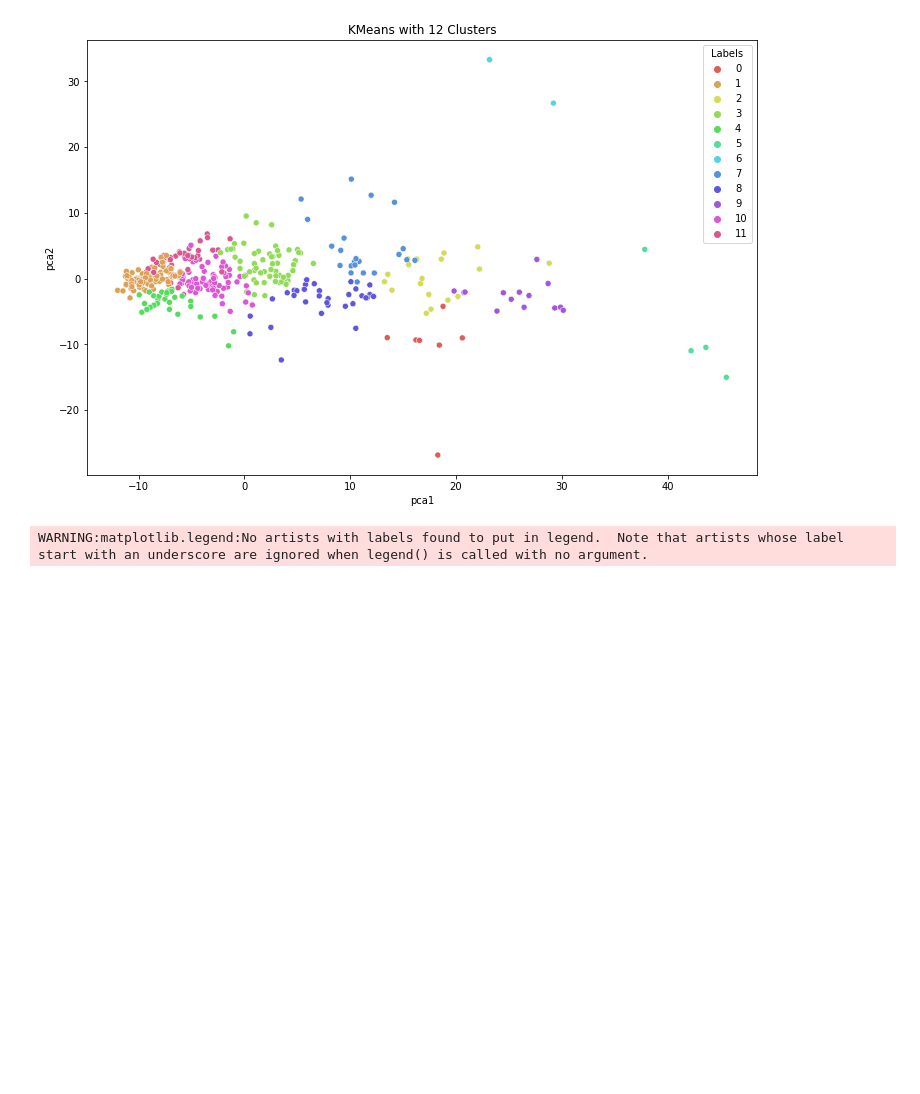
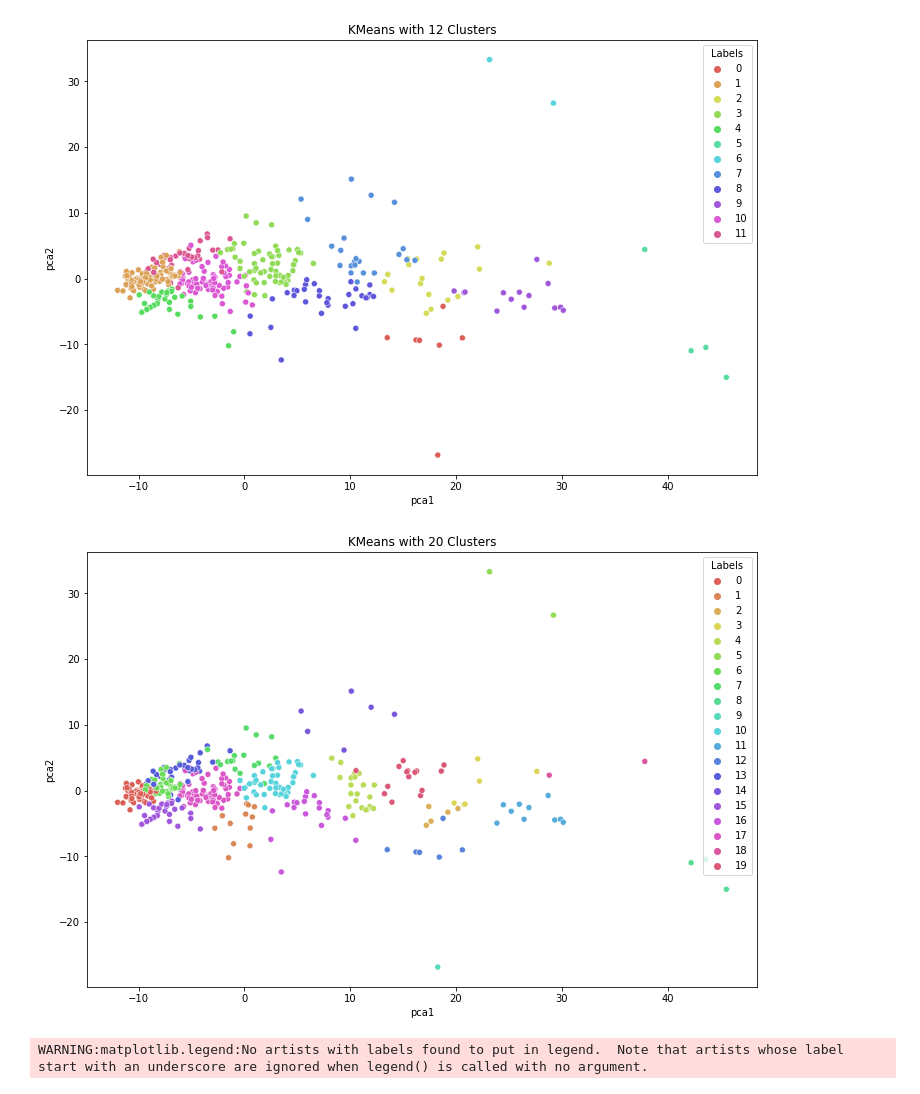
Before and after one commit to roxyconstantine-dev/Proyecto-Final-de-An-lisis-Datos, a Jupyter notebook: Borrador_Proyecto.ipynb, the cells around one changed output. Saved outputs shown, nothing was run; the diff lists cells and outputs as text; code cells hidden in the pictures; blank space fills up the shorter version.

```diff
--- a/Borrador_Proyecto.ipynb
+++ b/Borrador_Proyecto.ipynb
@@ -317,6 +317,18 @@ plt.title('KMeans with 12 Clusters')
 plt.show()
 # %% [output]
 [figure]
+# %%
+# 20 cluster
+km10= KMeans(n_clusters=20).fit(X)
+
+X['Labels'] = km10.labels_
+plt.figure(figsize=(12, 8))
+sn.scatterplot(x=X['pca1'], y=X['pca2'], hue=X['Labels'],
+                palette=sn.color_palette('hls',20), cmap="gist_ncar")
+plt.title('KMeans with 20 Clusters')
+plt.show()
+# %% [output]
+[figure, added]
 # %%
 plt.figure(figsize=(12, 8))
 sns.swarmplot(data=pca_db, x="class", y="pca1")
```
